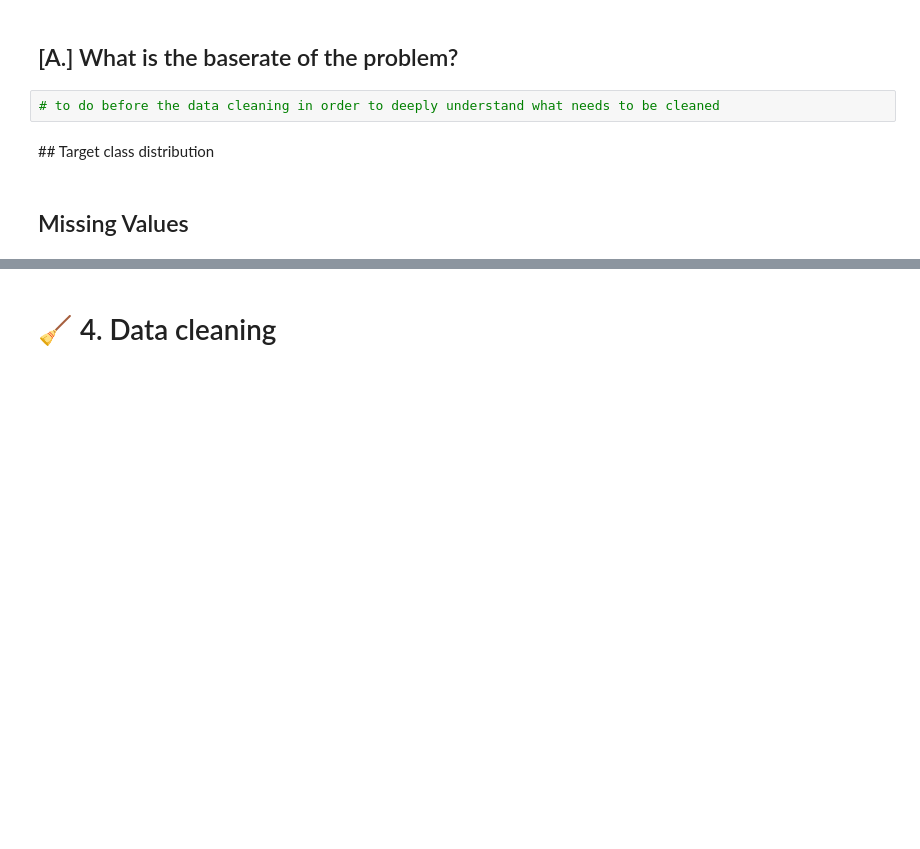
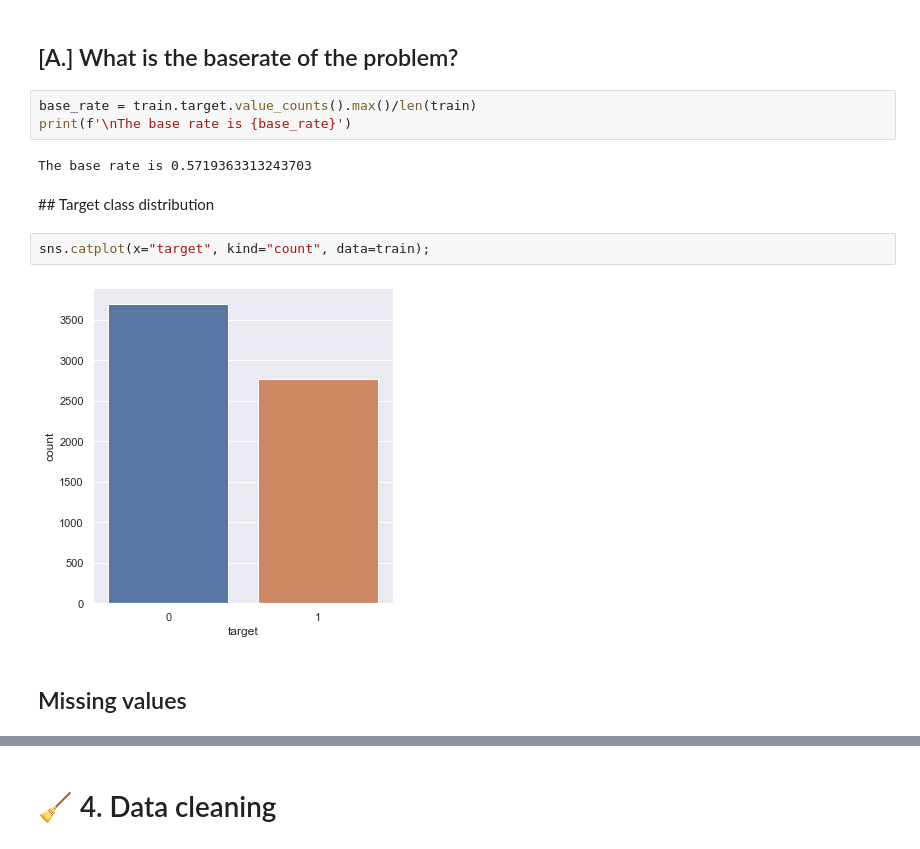
Before and after one commit to loicrouillermonay/DMML2020_Rolex, a Jupyter notebook: code/DMML2020_Rolex.ipynb, the cells around one changed output, grey strips where cells are left out. Drawn from its saved outputs; the diff is of its cells as text; blank space fills up the shorter version.

```diff
--- a/code/DMML2020_Rolex.ipynb
+++ b/code/DMML2020_Rolex.ipynb
@@ -77,9 +96,16 @@ train
 # 🔬 3. Exploratory Data Analysis
 # %% [markdown]
 ## [A.] What is the baserate of the problem?
-# %%
-# to do before the data cleaning in order to deeply understand what needs to be cleaned
+# %%
+base_rate = train.target.value_counts().max()/len(train)
+print(f'\nThe base rate is {base_rate}')
+# %% [output]
+The base rate is 0.5719363313243703
 # %% [markdown]
 ## Target class distribution
+# %%
+sns.catplot(x="target", kind="count", data=train);
+# %% [output]
+[figure, added]
 # %% [markdown]
-## Missing Values
+## Missing values
```
Also changed, not shown: parts of 28 cells of this notebook.
